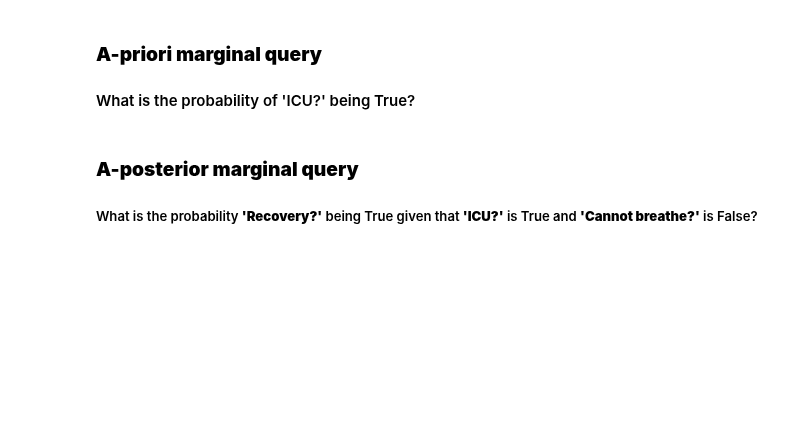
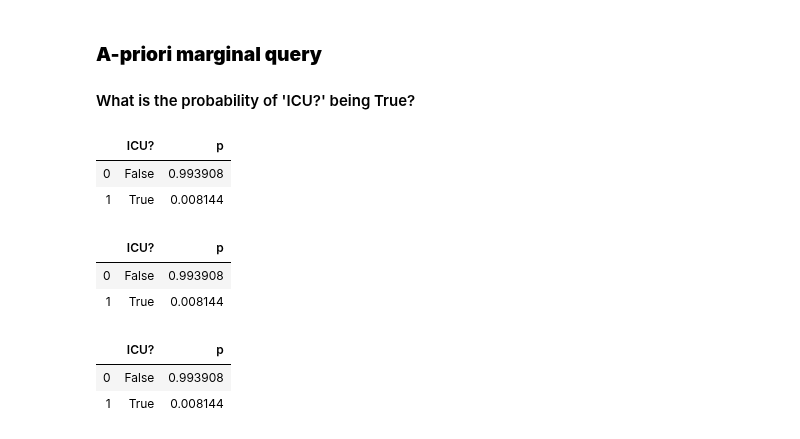
Before and after one commit to valbuc/KR-Project2, a Jupyter notebook: Use_case.ipynb, the cells around one changed output. Drawn from its saved outputs; the diff is of its cells as text; code cells hidden in the pictures; blank space fills up the shorter version.

```diff
--- a/Use_case.ipynb
+++ b/Use_case.ipynb
@@ -310,6 +332,28 @@ reasoner.MAP('random', map_vars = ['Covid-19?'])
 # %% [markdown]
 ### **A-priori marginal query**
 #### What is the probability of 'ICU?' being True?
-# %% [markdown]
-### **A-posterior marginal query**
-##### What is the probability **'Recovery?'** being True given that **'ICU?'** is True and **'Cannot breathe?'** is False?
+# %%
+# evidence = pd.Series({"Cold?": False, "Sore throat?": False})
+query_vars = ['ICU?']
+
+marginalsRAN = reasoner.get_marginal_distribution('random', query_vars)
+marginalsFILL = reasoner.get_marginal_distribution('minfill', query_vars)
+marginalsDEG = reasoner.get_marginal_distribution('mindegree', query_vars)
+
+marginalsRAN
+# %% [output]
+|  | ICU? | p |
+| 0 | False | 0.993908 |
+| 1 | True | 0.008144 |
+# %%
+marginalsFILL
+# %% [output]
+|  | ICU? | p |
+| 0 | False | 0.993908 |
+| 1 | True | 0.008144 |
+# %%
+marginalsDEG
+# %% [output]
+|  | ICU? | p |
+| 0 | False | 0.993908 |
+| 1 | True | 0.008144 |
```
Also changed, not shown: parts of 28 cells of this notebook.
